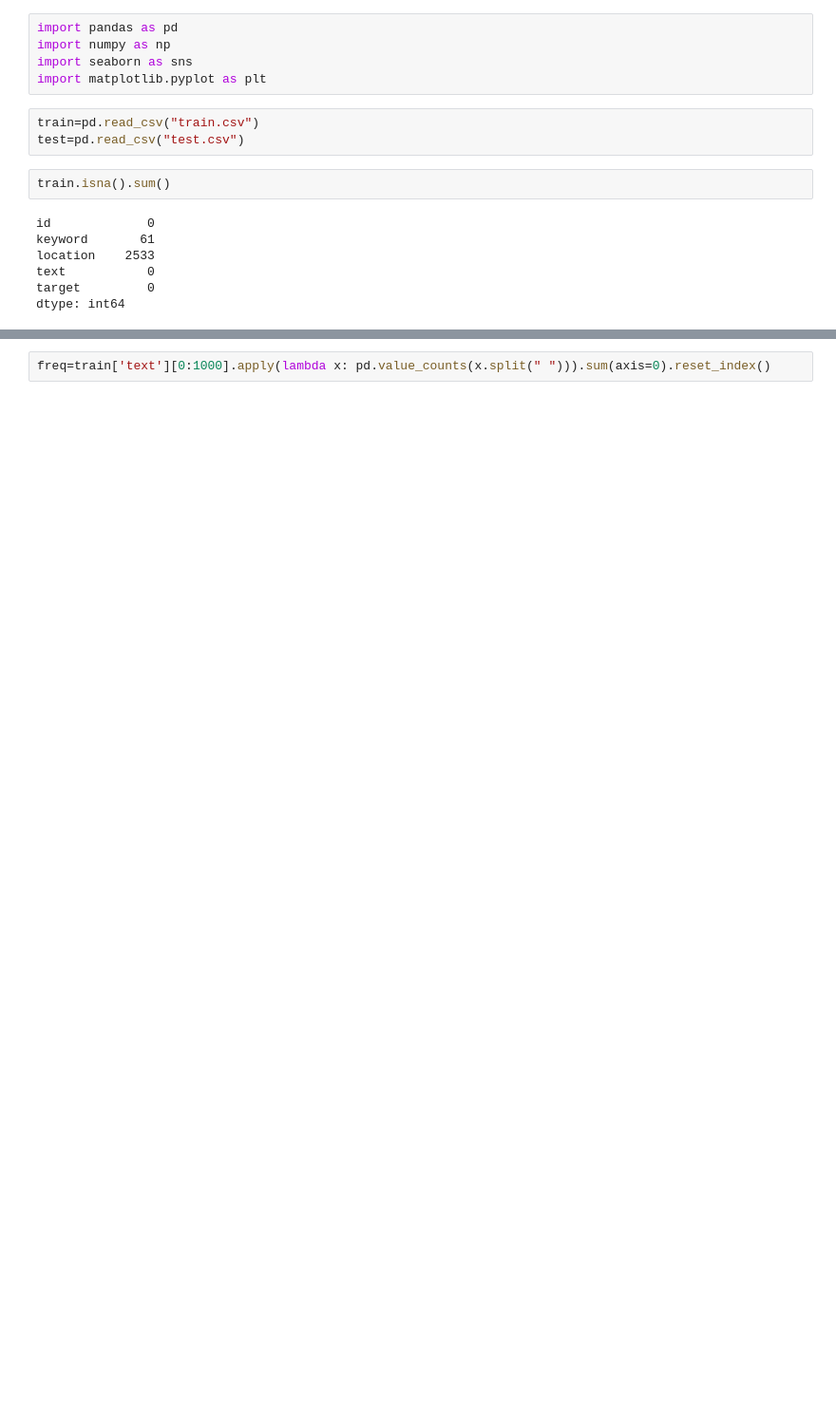
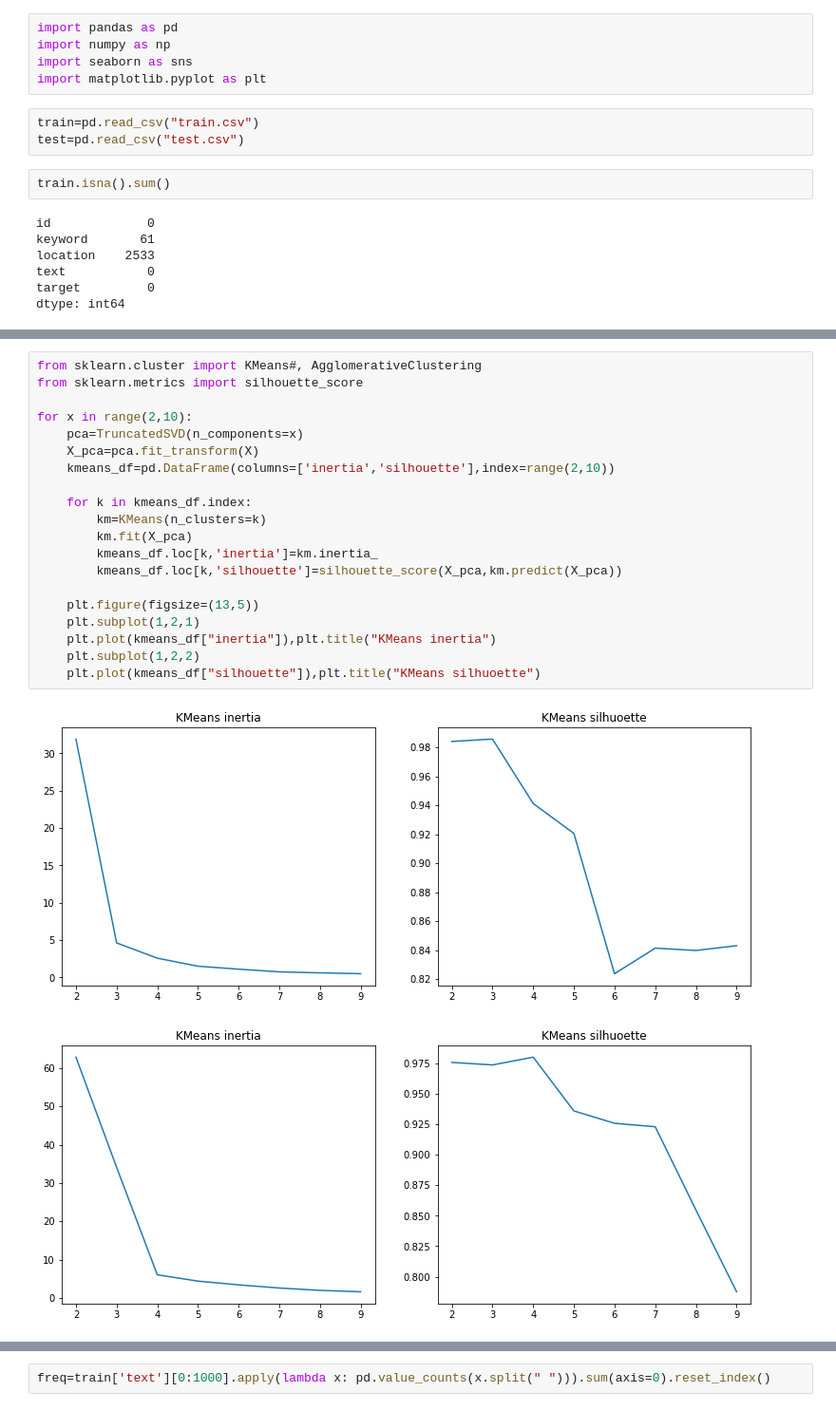
Before and after one commit to Houster/Text-Tweet-analysis, a Jupyter notebook: Working file.ipynb, the cells around one changed output, grey strips where cells are left out. Shown: that part at 95% size. Cells and saved outputs as stored; diff of their text form; blank space fills up the shorter version.

```diff
--- a/Working file.ipynb
+++ b/Working file.ipynb
@@ -99,0 +154,23 @@ Name: text, Length: 100, dtype: object
+# %%
+from sklearn.cluster import KMeans#, AgglomerativeClustering
+from sklearn.metrics import silhouette_score
+
+for x in range(2,10):
+    pca=TruncatedSVD(n_components=x)
+    X_pca=pca.fit_transform(X)
+    kmeans_df=pd.DataFrame(columns=['inertia','silhouette'],index=range(2,10))
+
+    for k in kmeans_df.index:
+        km=KMeans(n_clusters=k)
+        km.fit(X_pca)
+        kmeans_df.loc[k,'inertia']=km.inertia_
+        kmeans_df.loc[k,'silhouette']=silhouette_score(X_pca,km.predict(X_pca))
+
+    plt.figure(figsize=(13,5))
+    plt.subplot(1,2,1)
+    plt.plot(kmeans_df["inertia"]),plt.title("KMeans inertia")
+    plt.subplot(1,2,2)
+    plt.plot(kmeans_df["silhouette"]),plt.title("KMeans silhuoette")
+# %% [output]
+[figure, added]
+[figure, added]
```
Also changed, not shown: parts of 53 cells of this notebook.
